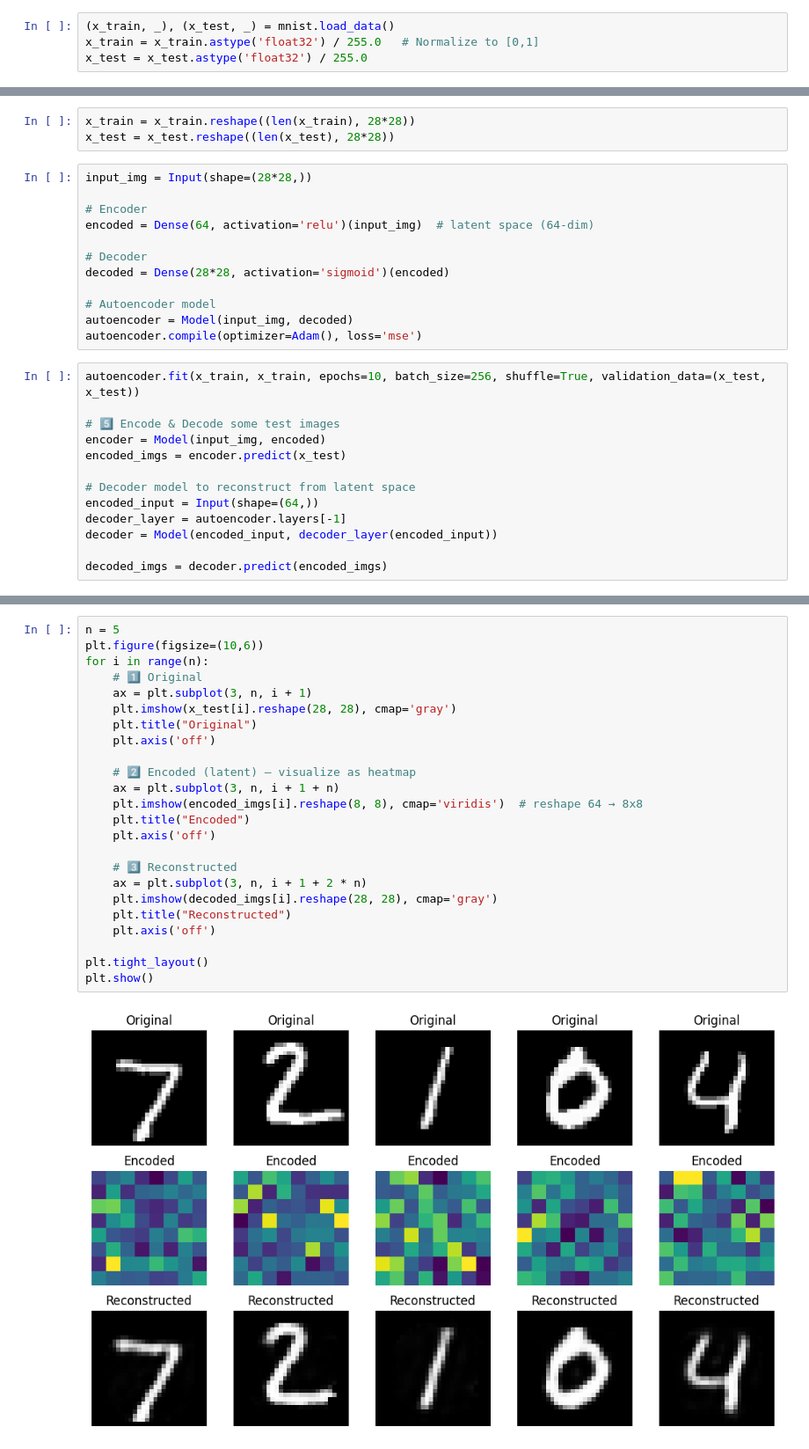
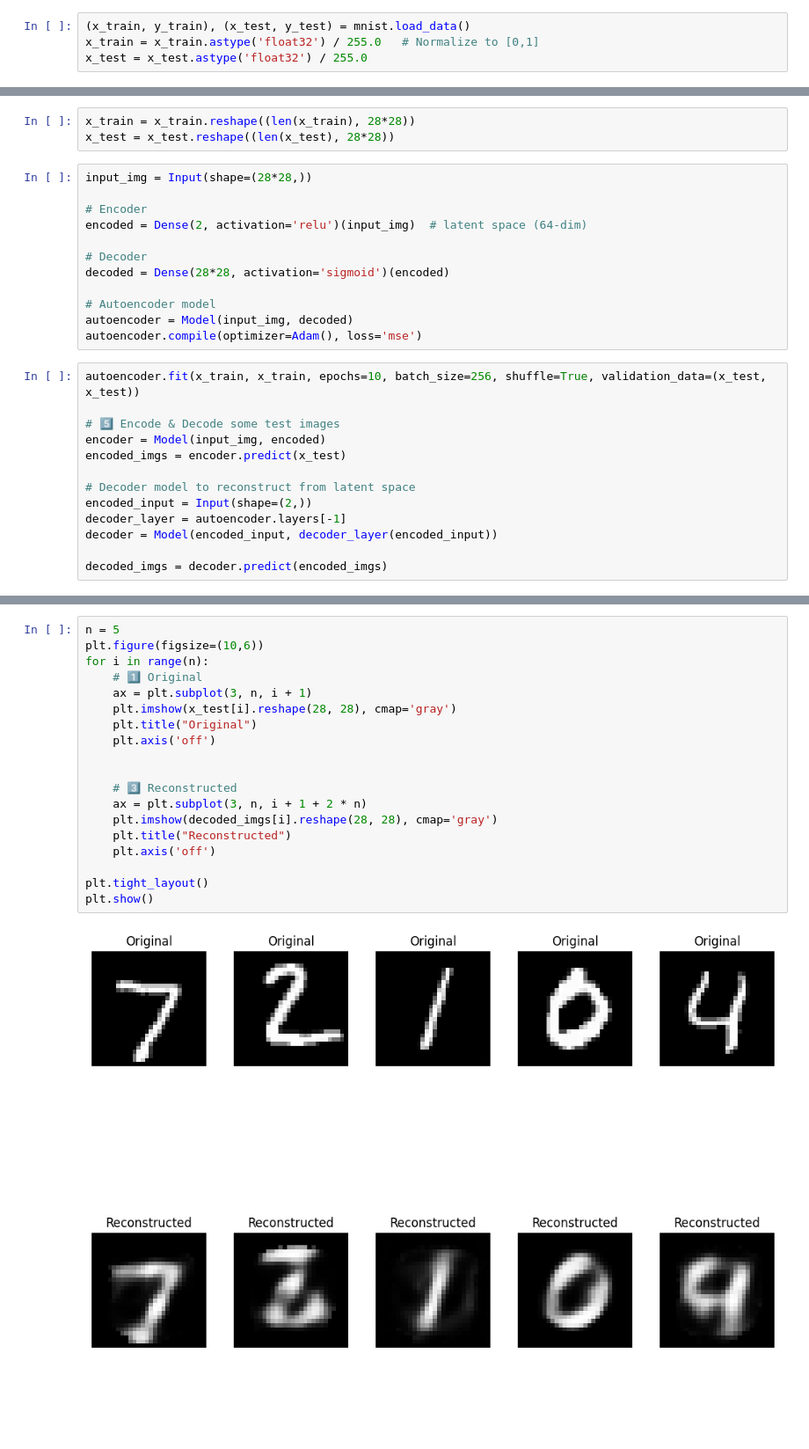
Before and after one commit to ritam-sarkar/ml-practice, a Jupyter notebook: Autoencoder__gray_image.ipynb, the cells around one changed output, grey strips where cells are left out. Shown: that part at 88% size. Cells and saved outputs as stored; diff of their text form; blank space fills up the shorter version.

```diff
--- a/Autoencoder__gray_image.ipynb
+++ b/Autoencoder__gray_image.ipynb
@@ -8,6 +8,6 @@ from tensorflow.keras.layers import Input, Dense, Flatten, Reshape
 from tensorflow.keras.models import Model
 from tensorflow.keras.optimizers import Adam
 # %%
-(x_train, _), (x_test, _) = mnist.load_data()
+(x_train, y_train), (x_test, y_test) = mnist.load_data()
 x_train = x_train.astype('float32') / 255.0   # Normalize to [0,1]
 x_test = x_test.astype('float32') / 255.0
@@ -21,7 +18,7 @@ x_test = x_test.reshape((len(x_test), 28*28))
 input_img = Input(shape=(28*28,))
 
 # Encoder
-encoded = Dense(64, activation='relu')(input_img)  # latent space (64-dim)
+encoded = Dense(2, activation='relu')(input_img)  # latent space (64-dim)
 
 # Decoder
 decoded = Dense(28*28, activation='sigmoid')(encoded)
@@ -37,7 +34,7 @@ encoder = Model(input_img, encoded)
 encoded_imgs = encoder.predict(x_test)
 
 # Decoder model to reconstruct from latent space
-encoded_input = Input(shape=(64,))
+encoded_input = Input(shape=(2,))
 decoder_layer = autoencoder.layers[-1]
 decoder = Model(encoded_input, decoder_layer(encoded_input))
 
@@ -71,26 +71,21 @@ print(decoded_imgs.shape)
 # %%
 n = 5
 plt.figure(figsize=(10,6))
 for i in range(n):
     # 1️⃣ Original
     ax = plt.subplot(3, n, i + 1)
     plt.imshow(x_test[i].reshape(28, 28), cmap='gray')
     plt.title("Original")
     plt.axis('off')
 
-    # 2️⃣ Encoded (latent) — visualize as heatmap
-    ax = plt.subplot(3, n, i + 1 + n)
-    plt.imshow(encoded_imgs[i].reshape(8, 8), cmap='viridis')  # reshape 64 → 8x8
-    plt.title("Encoded")
-    plt.axis('off')
 
     # 3️⃣ Reconstructed
     ax = plt.subplot(3, n, i + 1 + 2 * n)
     plt.imshow(decoded_imgs[i].reshape(28, 28), cmap='gray')
     plt.title("Reconstructed")
     plt.axis('off')
 
 plt.tight_layout()
 plt.show()
 # %% [output]
-[figure, old version]
+[figure, new version]
```
Also changed, not shown: parts of 6 cells of this notebook.
